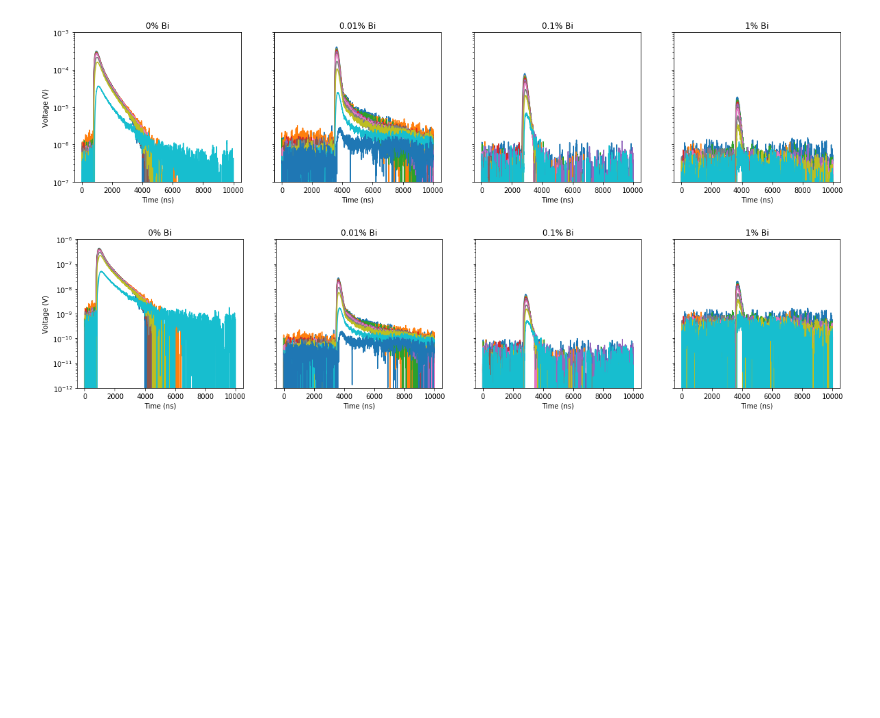
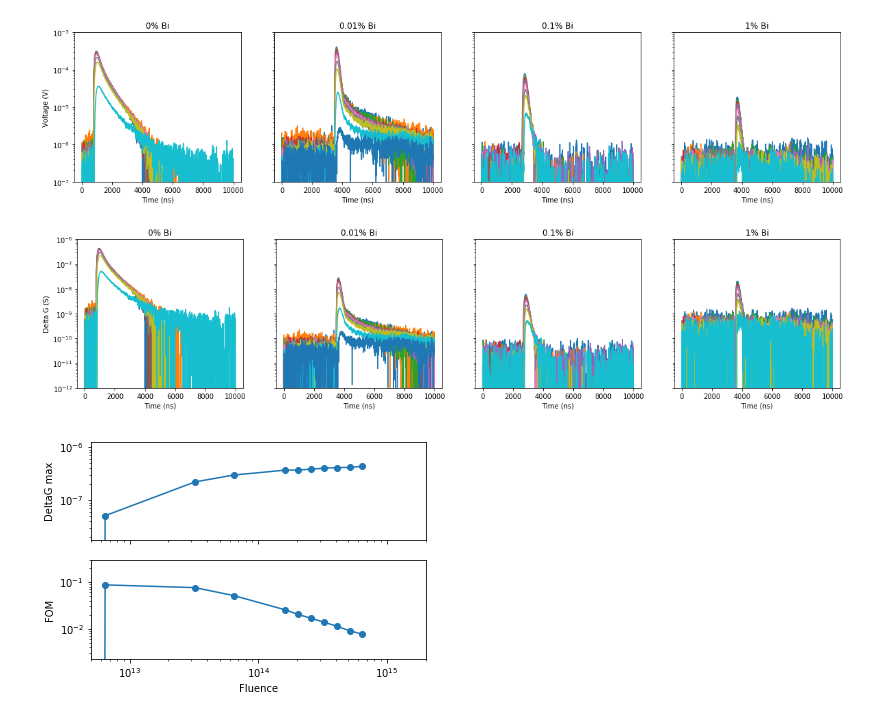
Before and after one commit to aspitarl/TRMC, a Jupyter notebook: 10-17-18.ipynb, the cells around one changed output. Drawn from its saved outputs; the diff is of its cells as text; code cells hidden in the pictures; blank space fills up the shorter version.

Commit message:
add extracting and plotting of maxg and fom

```diff
--- a/10-17-18.ipynb
+++ b/10-17-18.ipynb
@@ -57,9 +57,27 @@ axes[3].set_title('1% Bi')
 
 axes[0].set_yscale('log')
 axes[0].set_ylim(1e-12,1e-6)
-axes[0].set_ylabel('Voltage (V)')
+axes[0].set_ylabel('Delta G (S)')
 
 for ax in axes:
     ax.set_xlabel('Time (ns)')
 # %% [output]
 [figure]
+# %%
+maxG, fom = trmc.maxG_and_fom(df_A_cond)
+# %%
+fig, axes = plt.subplots(2,1, sharex = True)
+
+axes[0].plot(maxG,marker = 'o')
+axes[0].set_ylabel('DeltaG max')
+axes[1].plot(fom,marker = 'o')
+axes[1].set_ylabel('FOM')
+axes[1].set_xlabel('Fluence')
+axes[1].set_xlim(5e12,2e15)
+
+for ax in axes:
+    ax.set_yscale('log')
+    ax.set_xscale('log')
+    ax.margins(0.5)
+# %% [output]
+[figure, added]
```
Also changed, not shown: 1 other file.
